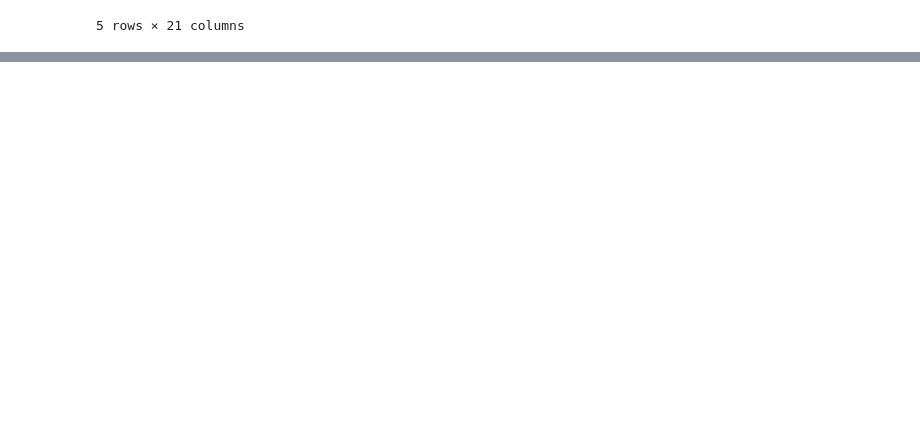
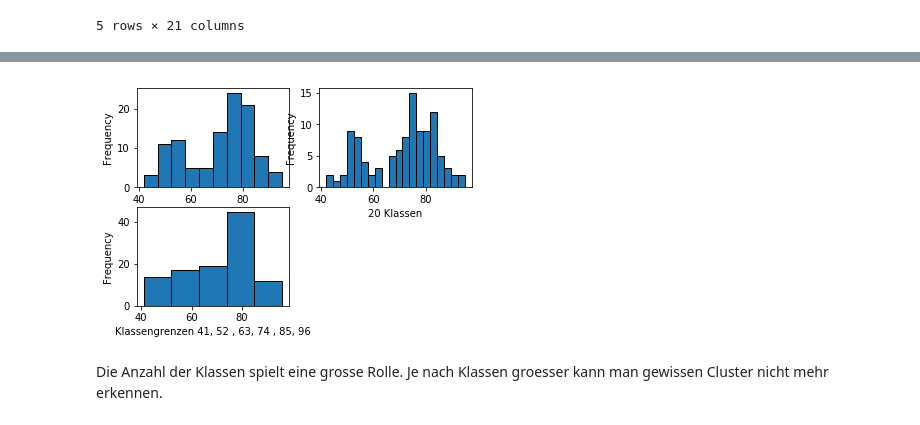
Before and after one commit to timofurrer/hslu-stat, a Jupyter notebook: exercises/series_01/Series_01.ipynb, the cells around one changed output, grey strips where cells are left out. Drawn from its saved outputs; the diff is of its cells as text; code cells hidden in the pictures; blank space fills up the shorter version.

```diff
--- a/exercises/series_01/Series_01.ipynb
+++ b/exercises/series_01/Series_01.ipynb
@@ -75,0 +279,2 @@ drunk.head()
+# %%
+geysir_df = pd.read_table("geysir.dat", sep=" ", index_col=0)
@@ -75,0 +302,18 @@ drunk.head()
+# %%
+plt.subplot(221)
+geysir_df["Zeitspanne"].plot(kind="hist", edgecolor="black")
+plt.xlabel("10 Klassen")
+
+plt.subplot(222)
+geysir_df["Zeitspanne"].plot(kind="hist", bins=20, edgecolor="black")
+plt.xlabel("20 Klassen")
+
+plt.subplot(223)
+geysir_df["Zeitspanne"].plot(kind="hist", bins=np.arange(41,107,11), edgecolor="black")
+plt.xlabel("Klassengrenzen 41, 52 , 63, 74 , 85, 96")
+
+plt.show()
+# %% [output]
+[figure, added]
+# %% [markdown]
+Die Anzahl der Klassen spielt eine grosse Rolle. Je nach Klassen groesser kann man gewissen Cluster nicht mehr erkennen.
```
Also changed, not shown: parts of 51 cells of this notebook.
